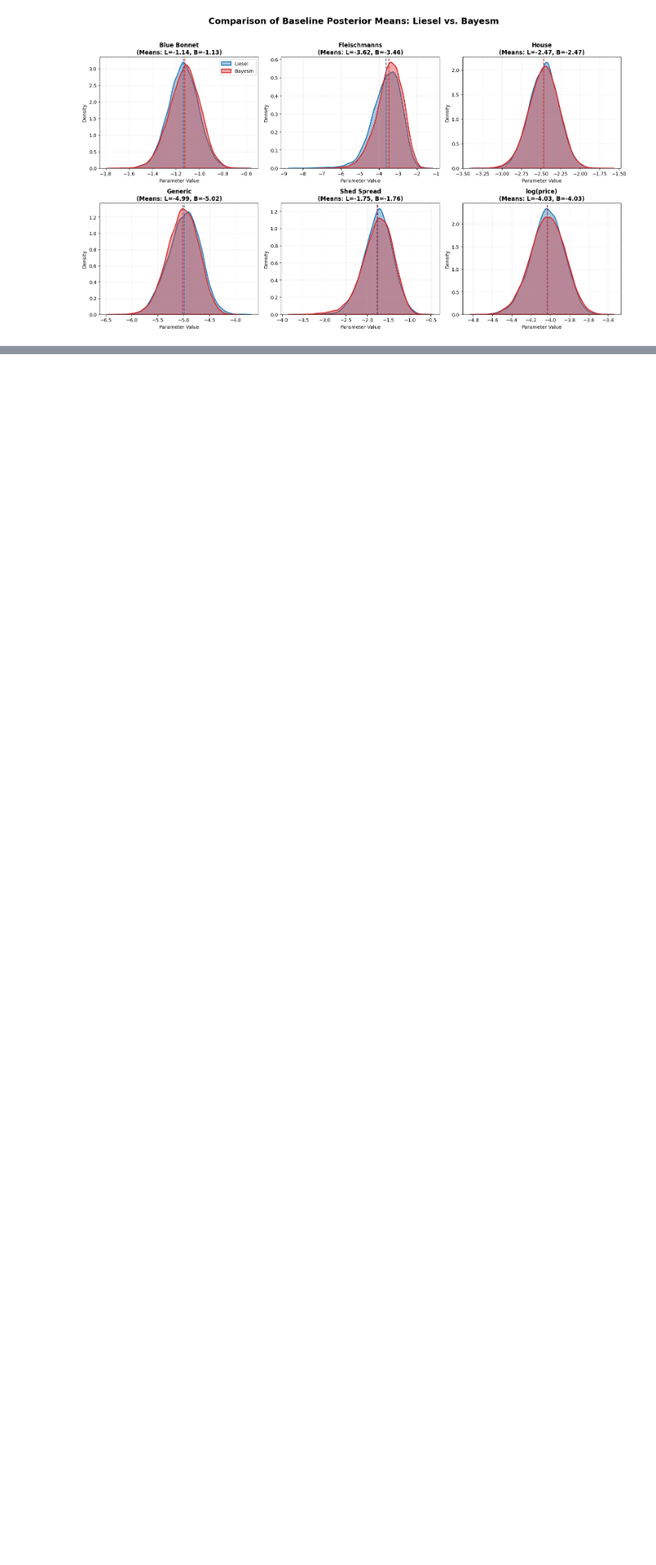
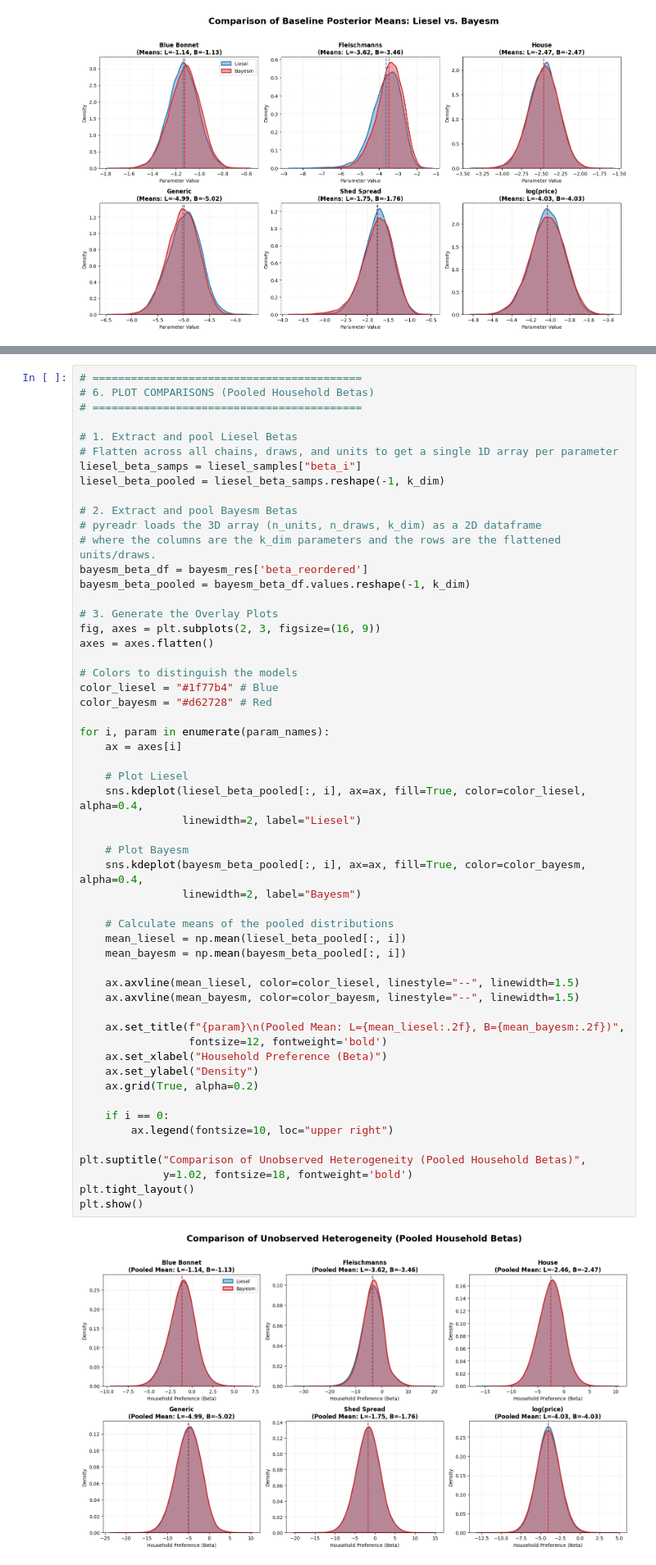
Before and after one commit to Paul-Jarschke/liesel_project, a Jupyter notebook: HMBNL/margarine/model_comparison.ipynb, the cells around one changed output, grey strips where cells are left out. Shown at 82% size. Cells and saved outputs as stored; diff of their text form; blank space fills up the shorter version.

Commit message:
updated beta plot

```diff
--- a/HMBNL/margarine/model_comparison.ipynb
+++ b/HMBNL/margarine/model_comparison.ipynb
@@ -237,0 +264,57 @@ KeyError: 'cov_draws_df'
+# %%
+# ==========================================
+# 6. PLOT COMPARISONS (Pooled Household Betas)
+# ==========================================
+
+# 1. Extract and pool Liesel Betas
+# Flatten across all chains, draws, and units to get a single 1D array per parameter
+liesel_beta_samps = liesel_samples["beta_i"]
+liesel_beta_pooled = liesel_beta_samps.reshape(-1, k_dim)
+
+# 2. Extract and pool Bayesm Betas
+# pyreadr loads the 3D array (n_units, n_draws, k_dim) as a 2D dataframe
+# where the columns are the k_dim parameters and the rows are the flattened units/draws.
+bayesm_beta_df = bayesm_res['beta_reordered']
+bayesm_beta_pooled = bayesm_beta_df.values.reshape(-1, k_dim)
+
+# 3. Generate the Overlay Plots
+fig, axes = plt.subplots(2, 3, figsize=(16, 9))
+axes = axes.flatten()
+
+# Colors to distinguish the models
+color_liesel = "#1f77b4" # Blue
+color_bayesm = "#d62728" # Red
+
+for i, param in enumerate(param_names):
+    ax = axes[i]
+
+    # Plot Liesel
+    sns.kdeplot(liesel_beta_pooled[:, i], ax=ax, fill=True, color=color_liesel, alpha=0.4,
+                linewidth=2, label="Liesel")
+
+    # Plot Bayesm
+    sns.kdeplot(bayesm_beta_pooled[:, i], ax=ax, fill=True, color=color_bayesm, alpha=0.4,
+                linewidth=2, label="Bayesm")
+
+    # Calculate means of the pooled distributions
+    mean_liesel = np.mean(liesel_beta_pooled[:, i])
+    mean_bayesm = np.mean(bayesm_beta_pooled[:, i])
+
+    ax.axvline(mean_liesel, color=color_liesel, linestyle="--", linewidth=1.5)
+    ax.axvline(mean_bayesm, color=color_bayesm, linestyle="--", linewidth=1.5)
+
+    ax.set_title(f"{param}\n(Pooled Mean: L={mean_liesel:.2f}, B={mean_bayesm:.2f})",
+                 fontsize=12, fontweight='bold')
+    ax.set_xlabel("Household Preference (Beta)")
+    ax.set_ylabel("Density")
+    ax.grid(True, alpha=0.2)
+
+    if i == 0:
+        ax.legend(fontsize=10, loc="upper right")
+
+plt.suptitle("Comparison of Unobserved Heterogeneity (Pooled Household Betas)",
+             y=1.02, fontsize=18, fontweight='bold')
+plt.tight_layout()
+plt.show()
+# %% [output]
+[figure, added]
```
Also changed, not shown: parts of 1 cell of this notebook.
